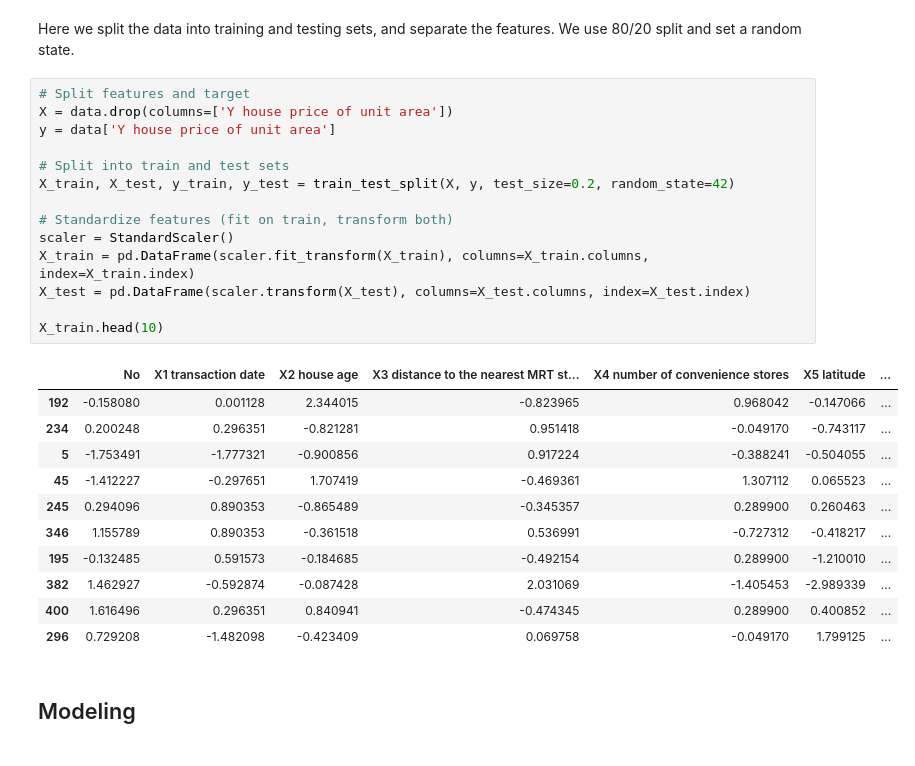
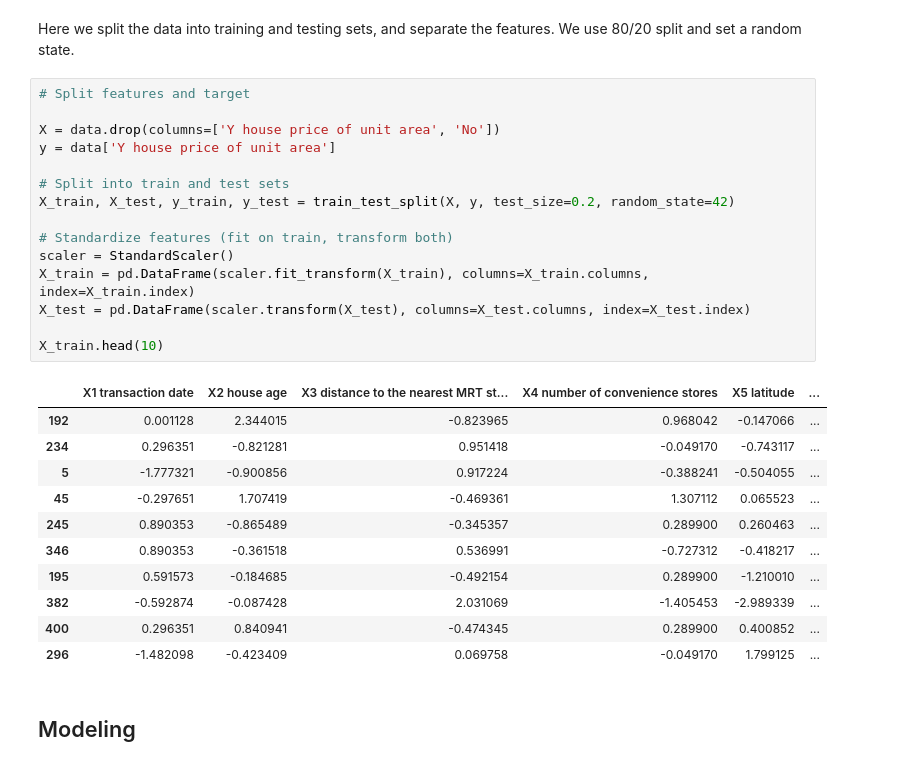
Before and after one commit to TheZink/MLL, a Jupyter notebook: Documents/LinearLogisticRegression/linear_daniel.ipynb, the cells around one changed output. Saved outputs shown, nothing was run; the diff lists cells and outputs as text.

```diff
--- a/Documents/LinearLogisticRegression/linear_daniel.ipynb
+++ b/Documents/LinearLogisticRegression/linear_daniel.ipynb
@@ -48,30 +48,31 @@ data.describe()
 Here we split the data into training and testing sets, and separate the features. We use 80/20 split and set a random state.
 # %%
 # Split features and target
-X = data.drop(columns=['Y house price of unit area'])
+
+X = data.drop(columns=['Y house price of unit area', 'No'])
 y = data['Y house price of unit area']
 
 # Split into train and test sets
 X_train, X_test, y_train, y_test = train_test_split(X, y, test_size=0.2, random_state=42)
 
 # Standardize features (fit on train, transform both)
 scaler = StandardScaler()
 X_train = pd.DataFrame(scaler.fit_transform(X_train), columns=X_train.columns, index=X_train.index)
 X_test = pd.DataFrame(scaler.transform(X_test), columns=X_test.columns, index=X_test.index)
 
 X_train.head(10)
 # %% [output]
-|  | No | X1 transaction date | X2 house age | X3 distance to the nearest MRT st... | X4 number of convenience stores | X5 latitude | ... |
-| 192 | -0.158080 | 0.001128 | 2.344015 | -0.823965 | 0.968042 | -0.147066 | ... |
-| 234 | 0.200248 | 0.296351 | -0.821281 | 0.951418 | -0.049170 | -0.743117 | ... |
-| 5 | -1.753491 | -1.777321 | -0.900856 | 0.917224 | -0.388241 | -0.504055 | ... |
-| 45 | -1.412227 | -0.297651 | 1.707419 | -0.469361 | 1.307112 | 0.065523 | ... |
-| 245 | 0.294096 | 0.890353 | -0.865489 | -0.345357 | 0.289900 | 0.260463 | ... |
-| 346 | 1.155789 | 0.890353 | -0.361518 | 0.536991 | -0.727312 | -0.418217 | ... |
-| 195 | -0.132485 | 0.591573 | -0.184685 | -0.492154 | 0.289900 | -1.210010 | ... |
-| 382 | 1.462927 | -0.592874 | -0.087428 | 2.031069 | -1.405453 | -2.989339 | ... |
-| 400 | 1.616496 | 0.296351 | 0.840941 | -0.474345 | 0.289900 | 0.400852 | ... |
-| 296 | 0.729208 | -1.482098 | -0.423409 | 0.069758 | -0.049170 | 1.799125 | ... |
+|  | X1 transaction date | X2 house age | X3 distance to the nearest MRT st... | X4 number of convenience stores | X5 latitude | ... |
+| 192 | 0.001128 | 2.344015 | -0.823965 | 0.968042 | -0.147066 | ... |
+| 234 | 0.296351 | -0.821281 | 0.951418 | -0.049170 | -0.743117 | ... |
+| 5 | -1.777321 | -0.900856 | 0.917224 | -0.388241 | -0.504055 | ... |
+| 45 | -0.297651 | 1.707419 | -0.469361 | 1.307112 | 0.065523 | ... |
+| 245 | 0.890353 | -0.865489 | -0.345357 | 0.289900 | 0.260463 | ... |
+| 346 | 0.890353 | -0.361518 | 0.536991 | -0.727312 | -0.418217 | ... |
+| 195 | 0.591573 | -0.184685 | -0.492154 | 0.289900 | -1.210010 | ... |
+| 382 | -0.592874 | -0.087428 | 2.031069 | -1.405453 | -2.989339 | ... |
+| 400 | 0.296351 | 0.840941 | -0.474345 | 0.289900 | 0.400852 | ... |
+| 296 | -1.482098 | -0.423409 | 0.069758 | -0.049170 | 1.799125 | ... |
 # %% [markdown]
 ## Modeling
 # %% [markdown]
```
Also changed, not shown: parts of 3 cells of this notebook.
